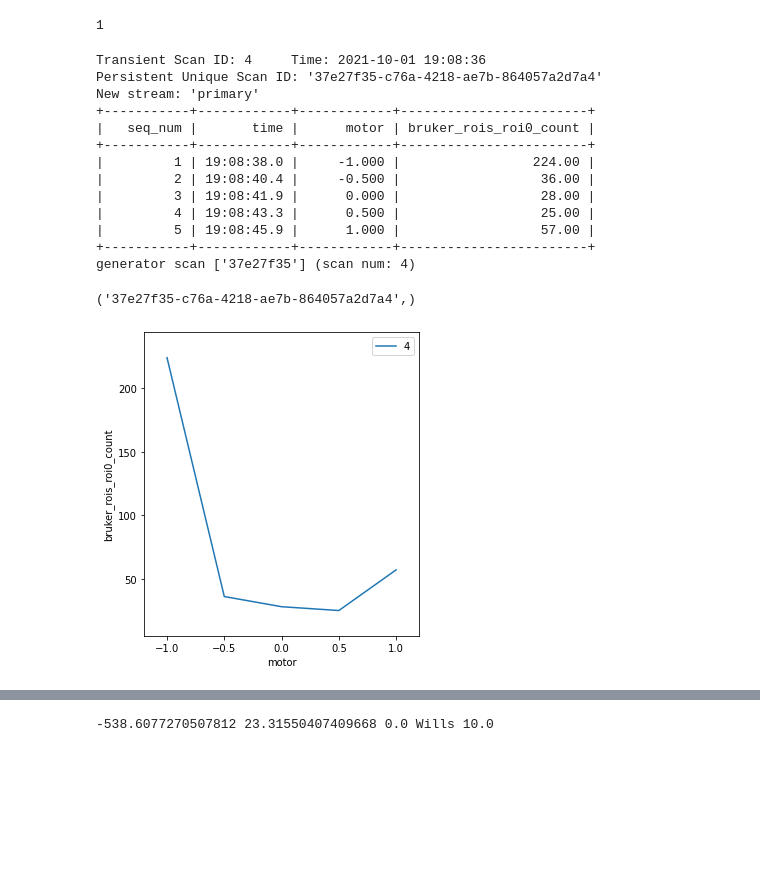
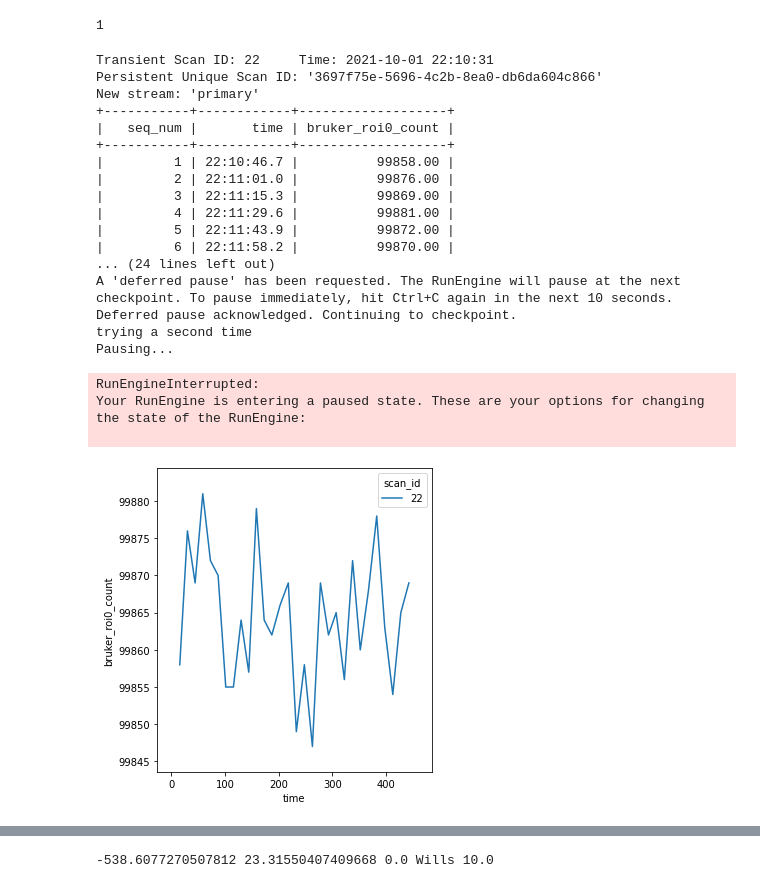
Before and after one commit to whs92/EMIL_notebooks, a Jupyter notebook: Bruker.ipynb, the cells around one changed output, grey strips where cells are left out. Cells and saved outputs as stored; diff of their text form; code cells hidden in the pictures; blank space fills up the shorter version.

Commit message:
added settle time, and wait for the time to complete before waiting to read

```diff
--- a/Bruker.ipynb
+++ b/Bruker.ipynb
@@ -145,25 +133,33 @@ RE.subscribe(db.v1.insert)
 # %%
 from bluesky.plans import count,scan
 from ophyd.sim import motor
 
+#Setting it less than this causes problems!
+bruker.preset_real_time.set(10.0)
 #We can define which counts we want to display. For now they are in counts and not energy, this is easy to change later
-bruker.rois.roi0.count.kind = 'hinted'
-RE(scan([bruker],motor,-1,1,5))
+RE(count([bruker],100))
 # %% [output]
-Transient Scan ID: 4     Time: 2021-10-01 19:08:36
-Persistent Unique Scan ID: '37e27f35-c76a-4218-ae7b-864057a2d7a4'
+Transient Scan ID: 22     Time: 2021-10-01 22:10:31
+Persistent Unique Scan ID: '3697f75e-5696-4c2b-8ea0-db6da604c866'
 New stream: 'primary'
-+-----------+------------+------------+------------------------+
-|   seq_num |       time |      motor | bruker_rois_roi0_count |
-+-----------+------------+------------+------------------------+
-|         1 | 19:08:38.0 |     -1.000 |                 224.00 |
-|         2 | 19:08:40.4 |     -0.500 |                  36.00 |
-|         3 | 19:08:41.9 |      0.000 |                  28.00 |
-|         4 | 19:08:43.3 |      0.500 |                  25.00 |
-|         5 | 19:08:45.9 |      1.000 |                  57.00 |
-+-----------+------------+------------+------------------------+
-generator scan ['37e27f35'] (scan num: 4)
++-----------+------------+-------------------+
+|   seq_num |       time | bruker_roi0_count |
++-----------+------------+-------------------+
+|         1 | 22:10:46.7 |          99858.00 |
+|         2 | 22:11:01.0 |          99876.00 |
+|         3 | 22:11:15.3 |          99869.00 |
+|         4 | 22:11:29.6 |          99881.00 |
+|         5 | 22:11:43.9 |          99872.00 |
+|         6 | 22:11:58.2 |          99870.00 |
+... (24 lines left out)
+A 'deferred pause' has been requested. The RunEngine will pause at the next checkpoint. To pause immediately, hit Ctrl+C again in the next 10 seconds.
+Deferred pause acknowledged. Continuing to checkpoint.
+trying a second time
+Pausing...
-('37e27f35-c76a-4218-ae7b-864057a2d7a4',)
+RunEngineInterrupted:
+Your RunEngine is entering a paused state. These are your options for changing
+the state of the RunEngine:
+
-[figure, old version]
+[figure, new version]
 # %%
 run = db[-1]
```
Also changed, not shown: parts of 3 cells of this notebook.
